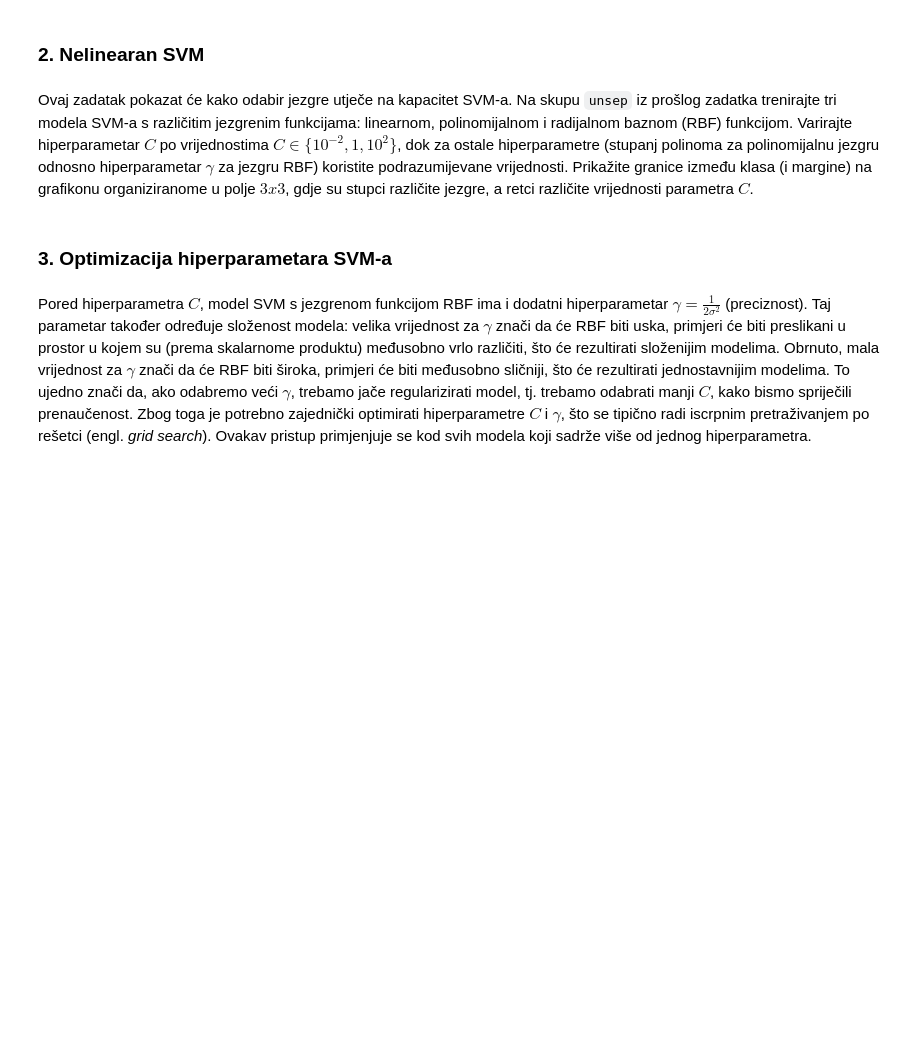
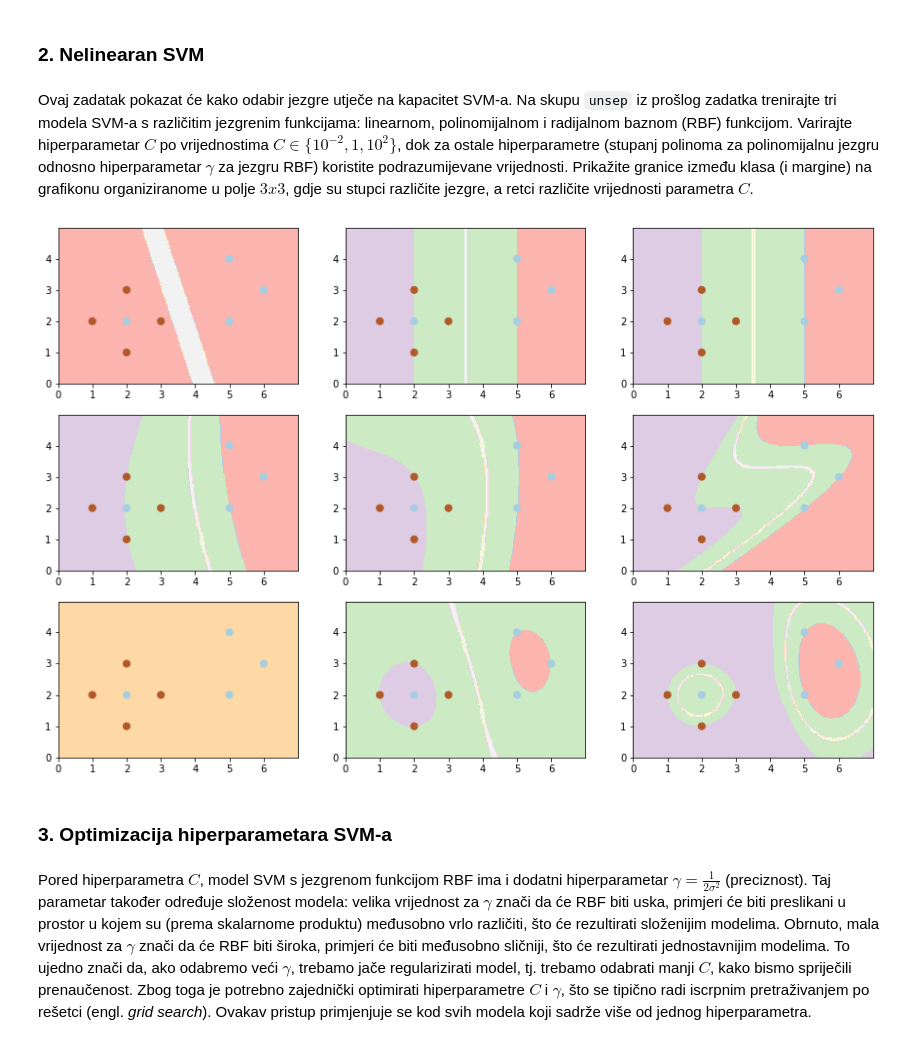
Before and after one commit to sskender/machine-learning-1, a Jupyter notebook: SU1-2021-08-09-10-SVM.ipynb, the cells around one changed output. Saved outputs shown, nothing was run; the diff lists cells and outputs as text; code cells hidden in the pictures; blank space fills up the shorter version.

```diff
--- a/SU1-2021-08-09-10-SVM.ipynb
+++ b/SU1-2021-08-09-10-SVM.ipynb
@@ -210,3 +208,22 @@ Ovaj zadatak pokazat će kako odabir jezgre utječe na kapacitet SVM-a. Na skupu
+# %%
+kernel_list = ["linear", "poly", "rbf"]
+C_list = [10**(-2), 1, 10**2]
+
+# prepare plot
+fig, axs = plt.subplots(3, 3, figsize=(15, 10))
+plot_num = 1
+
+for kernel in kernel_list:
+    for C in C_list:
+        svc = SVC(C=C, kernel=kernel)
+        model = svc.fit(unsep_X, unsep_y)
+
+        # show chart
+        plt.subplot(3, 3, plot_num)
+        plot_2d_svc_problem(unsep_X, unsep_y, model)
+        plot_num += 1
+# %% [output]
+[figure, added]
 # %% [markdown]
 ### 3. Optimizacija hiperparametara SVM-a
 # %% [markdown]
```
Also changed, not shown: parts of 1 cell of this notebook.
